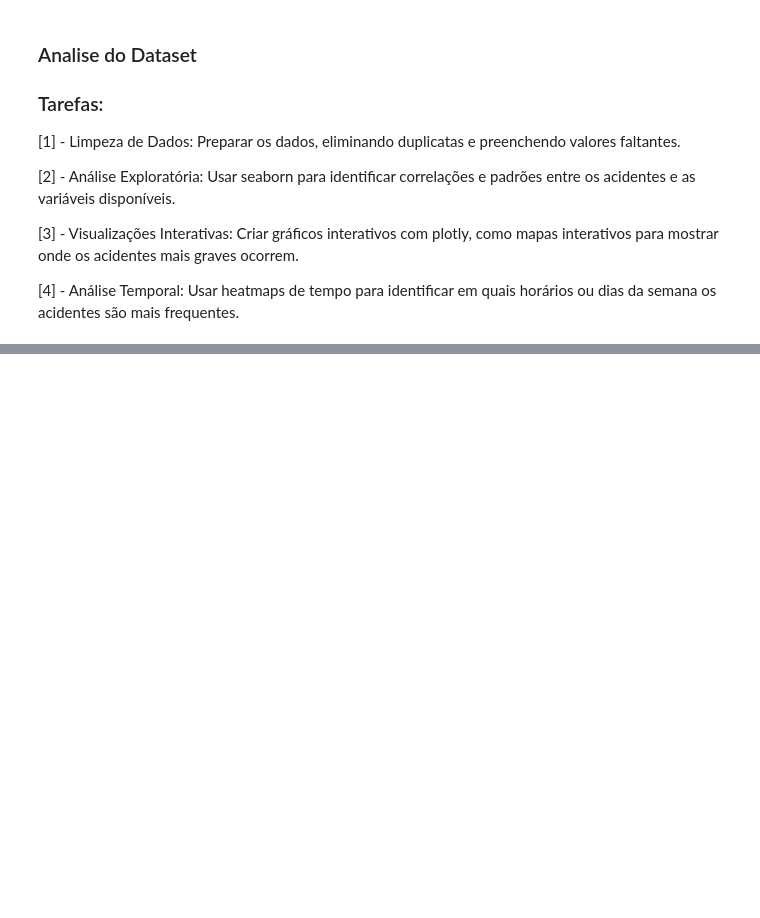
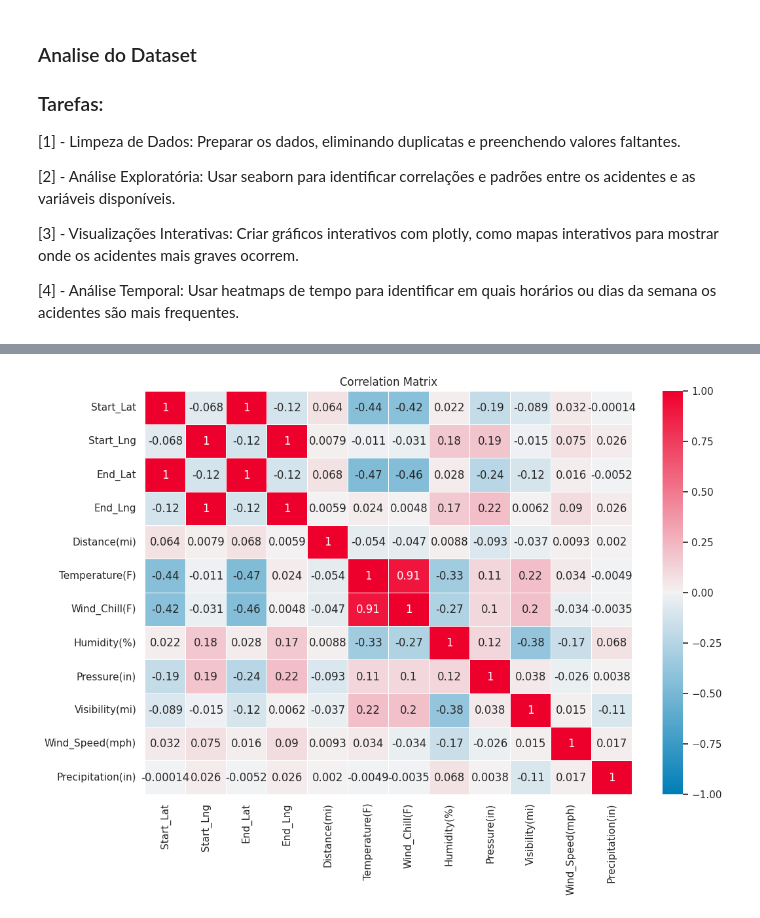
Before and after one commit to joaoangnes/us-accident-analysis, a Jupyter notebook: us_accident_analysis.ipynb, the cells around one changed output, grey strips where cells are left out. Cells and saved outputs as stored; diff of their text form; code cells hidden in the pictures; blank space fills up the shorter version.

```diff
--- a/us_accident_analysis.ipynb
+++ b/us_accident_analysis.ipynb
@@ -455,0 +759,4 @@ msno.bar(df_parquet_pandas_nan_clean)
+# %%
+df_numeric = df_parquet_pandas.select_dtypes(include=[float, int])
+corr_matrix = df_numeric.corr()
+corr_matrix
@@ -455,0 +788,16 @@ msno.bar(df_parquet_pandas_nan_clean)
+# %%
+plt.figure(figsize=(12, 8))
+
+cmap = sb.diverging_palette(
+    h_neg=240,
+    h_pos=10,
+    s=100,
+    as_cmap=True,
+)
+
+sb.heatmap(corr_matrix, annot=True, cmap=cmap, linewidths=0.5, center=0, vmin=-1, vmax=1)
+
+plt.title('Correlation Matrix')
+plt.show()
+# %% [output]
+[figure, added]
```
Also changed, not shown: parts of 94 cells of this notebook.
